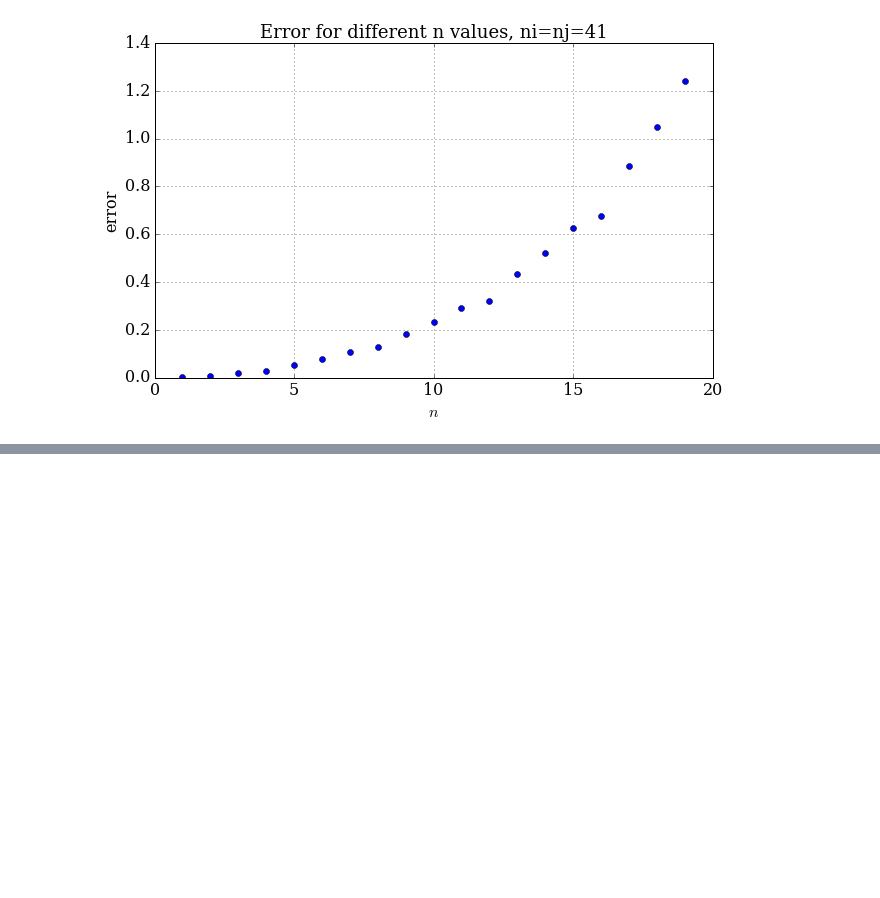
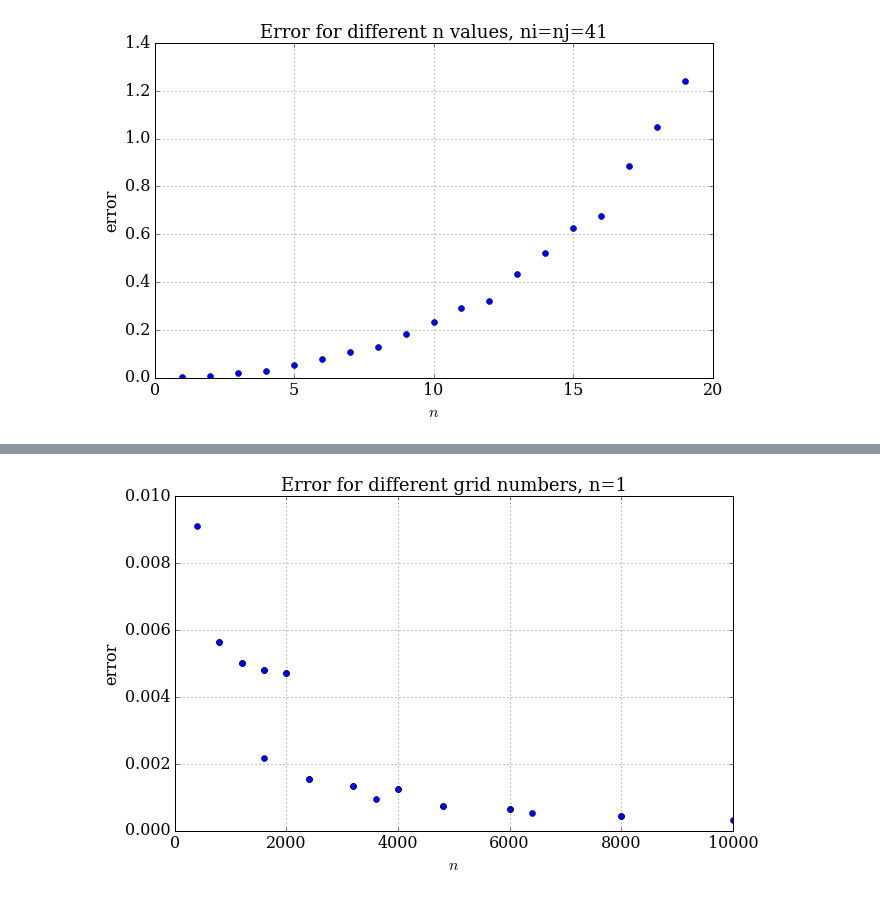
Before and after one commit to yujiasheng912/MAE6225, a Jupyter notebook: poisson2d_sin.ipynb, the cells around one changed output, grey strips where cells are left out. Cells and saved outputs as stored; diff of their text form; code cells hidden in the pictures; blank space fills up the shorter version.

```diff
--- a/poisson2d_sin.ipynb
+++ b/poisson2d_sin.ipynb
@@ -108,7 +108,7 @@ def SOR(ni,nj,n,res_target,omega):
     dif=numpy.zeros((nj,ni))
     err=numpy.zeros((nj,ni))
     res=numpy.zeros((nj,ni))
-    res_max=1e5
+    res_max=1e3
     iterations=0
     while res_max>res_target:
         uold=u.copy()
@@ -117,16 +117,20 @@ def SOR(ni,nj,n,res_target,omega):
                 u[j,i]=omega/(2*(dx**2+dy**2))*((u[j,i-1]+u[j,i+1])*dy**2+\
                        (u[j-1,i]+u[j+1,i])*dx**2-f[j,i]*dx**2*dy**2)+\
                        (1-omega)*u[j,i]
+
+
+
+        u[0,:]=0
+        u[-1,:]=0
+        u[:,0]=0
+        u[:,-1]=0
+
         for j in range(1,nj-1):
             for i in range(1,ni-1):
                 res[j,i]=numpy.abs(f[j,i]-(u[j,i-1]-2*u[j,i]+u[j,i+1])/dx**2-\
                                   (u[j-1,i]-2*u[j,i]+u[j+1,i])/dy**2)
         res_max=numpy.max(res)
 
-        u[0,:]=0
-        u[-1,:]=0
-        u[:,0]=0
-        u[:,-1]=0
         iterations+=1
 
     for j in range(nj):
@@ -176,3 +192,20 @@ pyplot.legend()
+# %%
+error_grid_SOR=[]
+ninj=[]
+for ni in range(20,101,20):
+    for nj in range(20,101,20):
+        error_grid_SOR.append(SOR(ni,nj,1,1e-9,1.9)[4])
+        ninj.append(ni*nj)
+
+pyplot.figure(figsize=(10,6))
+pyplot.grid(True)
+pyplot.xlabel('$n$')
+pyplot.ylabel('error')
+pyplot.plot(ninj,error_grid_jac,'o')
+pyplot.title('Error for different grid numbers, n=1',fontsize=18)
+pyplot.legend()
+# %% [output]
+[figure, added]
 # %%
 u40_jac1,x40_jac1,y40_jac1,dif40_jac1,err40_jac1,res40_jac1,iterations40_jac1=jacobi(41,41,1,1e-9)
 plot_3D(x40_jac1,y40_jac1,u40_jac1)
```
Also changed, not shown: parts of 6 cells of this notebook, 1 other file.
